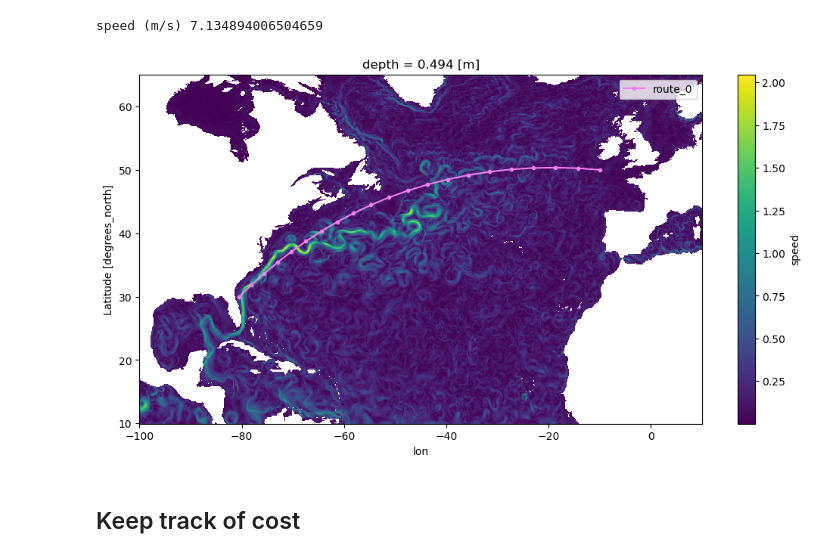
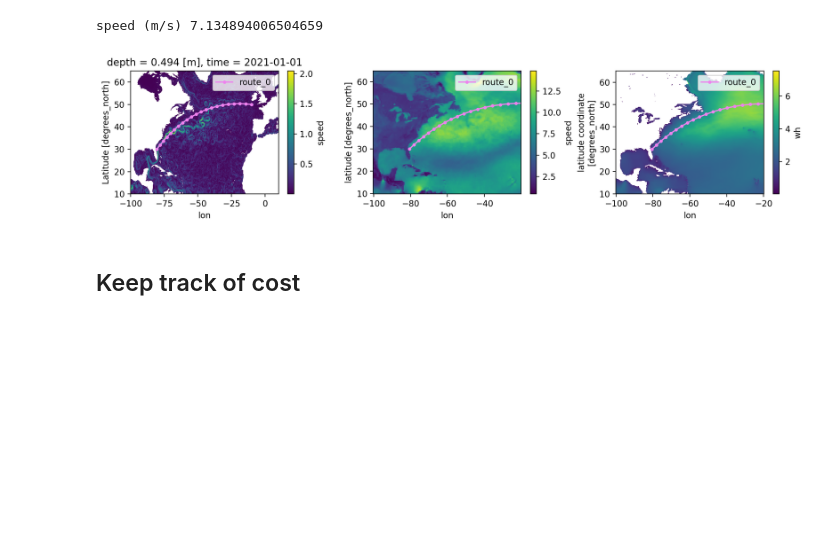
Before and after one commit to willirath/ship_routing, a Jupyter notebook: doc/examples/ship_routing_example.ipynb, the cells around one changed output. Cells and saved outputs as stored; diff of their text form; code cells hidden in the pictures; blank space fills up the shorter version.

```diff
--- a/doc/examples/ship_routing_example.ipynb
+++ b/doc/examples/ship_routing_example.ipynb
@@ -56,3 +54,11 @@ Attributes:
     references:   http://marine.copernicus.eu
     source:       MOI GLO12
     title:        daily mean fields from Global Ocean Physics Analysis and Fo...
+# %%
+winds = load_winds(
+    data_file="data/winds/cmems_obs-wind_glo_phy_my_l4_0.125deg_PT1H_2021-01_6hours_0.5deg_100W-020E_10N-65N.nc"
+)
+winds["speed"] = ((winds.to_array() ** 2).sum("variable") ** 0.5).where(
+    ~winds.uw.isnull()
+)
+winds
@@ -58,0 +83,6 @@ Attributes:
+# %%
+waves = load_waves(
+    data_file="data/waves/cmems_mod_glo_wav_my_0.2deg_PT3H-i_VHM0_2021-01_1d-max_100W-020E_10N-65N.nc"
+)
+
+waves
@@ -81,13 +125,22 @@ print("speed (m/s)", np.mean([l.speed_ms for l in route_0.legs]))
 # %% [output]
 speed (m/s) 7.134894006504659
 # %%
-fig, ax = plt.subplots(1, 1, figsize=(12, 6))
-currents.speed.mean("time").plot(ax=ax)
-route_0.data_frame.plot.line(
-    x="lon", y="lat", marker=".", ax=ax, color="violet", label="route_0"
-);
+fig, ax = plt.subplots(1, 3, figsize=(12, 3))
+
+fig.set_dpi(200)
+
+currents.speed.plot(ax=ax[0])
+winds.speed.mean("time").plot(ax=ax[1])
+waves.wh.mean("time").plot(ax=ax[2])
+
+for _ax in ax.flatten():
+    route_0.data_frame.plot.line(
+        x="lon", y="lat", marker=".", ax=_ax, color="violet", label="route_0"
+    )
+
+fig.tight_layout();
 # %% [output]
-[figure, old version]
+[figure, new version]
 # %% [markdown]
 ## Keep track of cost
 # %%
```
Also changed, not shown: parts of 15 cells of this notebook.
